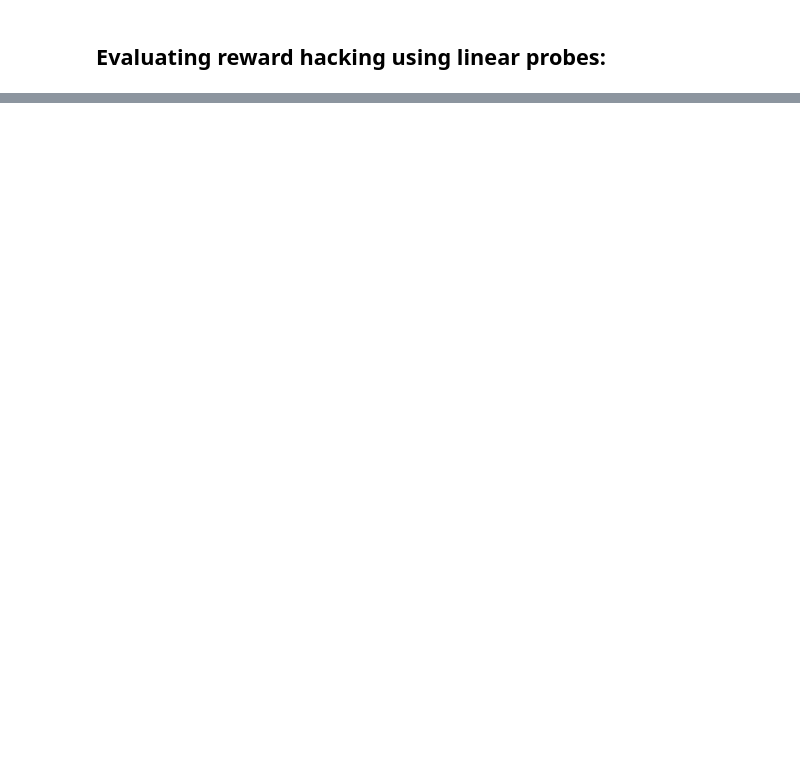
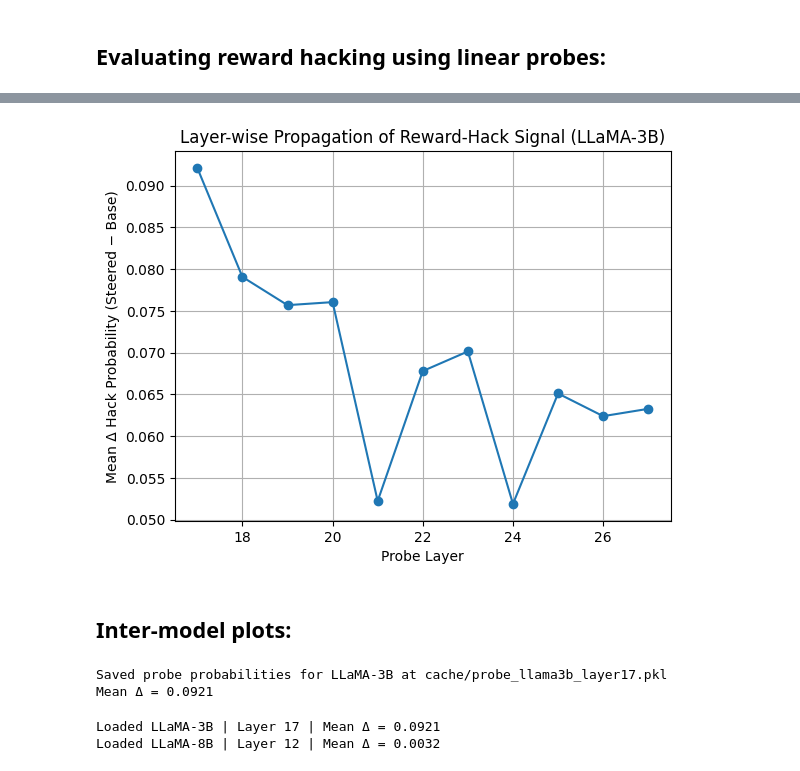
Before and after one commit to Yug-Oswal/reward-hacking, a Jupyter notebook: steering_rh_eval.ipynb, the cells around one changed output, grey strips where cells are left out. Saved outputs shown, nothing was run; the diff lists cells and outputs as text; code cells hidden in the pictures; blank space fills up the shorter version.

```diff
--- a/steering_rh_eval.ipynb
+++ b/steering_rh_eval.ipynb
@@ -659,0 +666,2 @@ plt.show()
+# %%
+layer_results = {}
@@ -659,0 +975,22 @@ plt.show()
+# %%
+layers = sorted(layer_results.keys())
+mean_deltas = [layer_results[l]["mean_delta"] for l in layers]
+# %%
+layers = np.array(layers)
+mean_deltas = np.array(mean_deltas)
+
+plt.figure()
+
+plt.plot(layers, mean_deltas, marker='o')
+
+plt.xlabel("Probe Layer")
+plt.ylabel("Mean Δ Hack Probability (Steered − Base)")
+plt.title("Layer-wise Propagation of Reward-Hack Signal (LLaMA-3B)")
+plt.grid(True)
+plt.savefig("rh-dl-llama3b")
+
+plt.show()
+# %% [output]
+[figure, added]
+# %% [markdown]
+## Inter-model plots:
@@ -659,0 +1031,17 @@ plt.show()
+# %%
+save_probe_probs(
+    filepath="cache/probe_llama3b_layer17.pkl",
+    hack_probs_base=layer_results[17]['base_probs'],
+    hack_probs_steer=layer_results[17]['steer_probs'],
+    model_name="LLaMA-3B",
+    steer_layer=17,
+)
+# %% [output]
+Saved probe probabilities for LLaMA-3B at cache/probe_llama3b_layer17.pkl
+Mean Δ = 0.0921
+# %%
+llama3b = load_probe_probs("cache/probe_llama3b_layer17.pkl")
+llama8b = load_probe_probs("cache/probe_llama8b_layer12.pkl")
+# %% [output]
+Loaded LLaMA-3B | Layer 17 | Mean Δ = 0.0921
+Loaded LLaMA-8B | Layer 12 | Mean Δ = 0.0032
```
Also changed, not shown: parts of 25 cells of this notebook, 13 other files.
